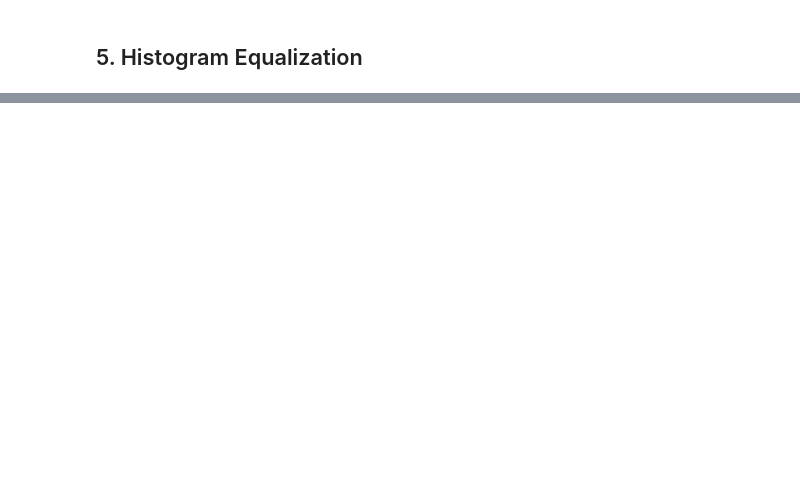
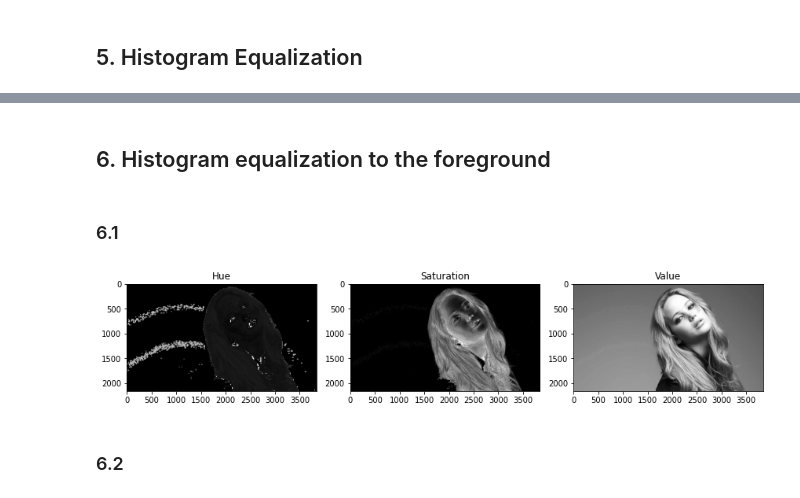
Before and after one commit to UlinduP/EN3160_Image_Processing_and_Machine_Vision, a Jupyter notebook: assignment_01.ipynb, the cells around one changed output, grey strips where cells are left out. Drawn from its saved outputs; the diff is of its cells as text; code cells hidden in the pictures; blank space fills up the shorter version.

```diff
--- a/assignment_01.ipynb
+++ b/assignment_01.ipynb
@@ -231,0 +246,37 @@ histogram_equalization('ss_histogram.jpg')
+# %% [markdown]
+## 6. Histogram equalization to the foreground
+# %% [markdown]
+### 6.1
+# %%
+# Load the image
+image = cv.imread('images/jeniffer.jpg')
+
+# Convert the image to HSV
+hsv_image = cv.cvtColor(image, cv.COLOR_BGR2HSV)
+
+# Split the HSV image into H, S, and V components
+hue = hsv_image[:, :, 0]
+saturation = hsv_image[:, :, 1]
+value = hsv_image[:, :, 2]
+
+# Display the H, S, V planes in grayscale
+plt.figure(figsize=(12, 4))
+
+plt.subplot(1, 3, 1)
+plt.imshow(hue, cmap='gray')
+plt.title('Hue')
+
+plt.subplot(1, 3, 2)
+plt.imshow(saturation, cmap='gray')
+plt.title('Saturation')
+
+plt.subplot(1, 3, 3)
+plt.imshow(value, cmap='gray')
+plt.title('Value')
+
+plt.tight_layout()
+plt.show()
+# %% [output]
+[figure, added]
+# %% [markdown]
+### 6.2
```
Also changed, not shown: parts of 7 cells of this notebook, 2 other files.
